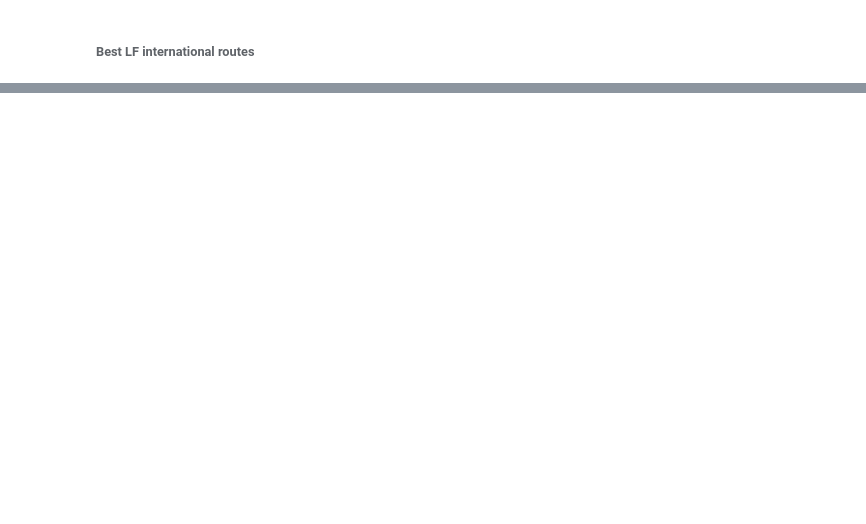
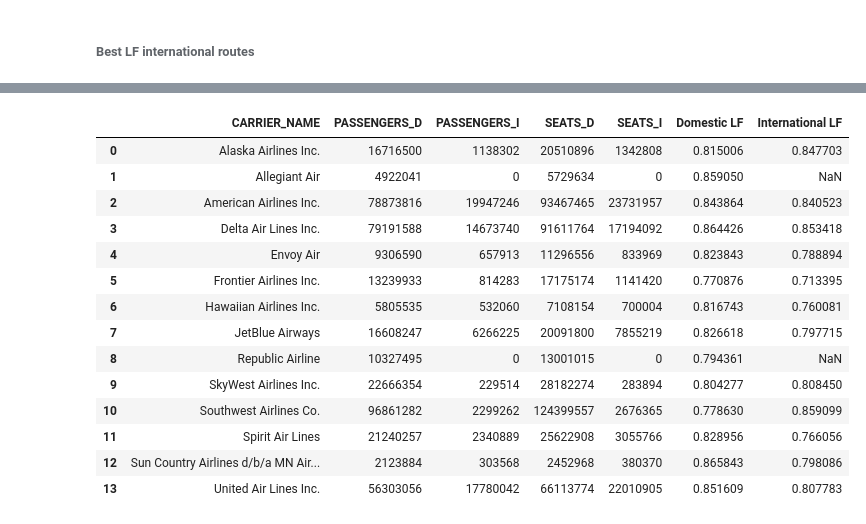
Before and after one commit to admacpherson/T-100-Aviation-Data, a Jupyter notebook: notebook.ipynb, the cells around one changed output, grey strips where cells are left out. Drawn from its saved outputs; the diff is of its cells as text; code cells hidden in the pictures; blank space fills up the shorter version.

```diff
--- a/notebook.ipynb
+++ b/notebook.ipynb
@@ -148,0 +201,20 @@ mpf_abbrv.sort_values(by='LF', ascending=False)
+# %%
+# Lamda function to categorize flights as domestic/international
+major_passenger_flights['DOMESTIC'] = major_passenger_flights['REGION'].apply(lambda x: 'D' if x == 'D' else 'I')
+
+# Group by CARRIER_NAME and DOMESTIC, then sum SEATS and PASSENGERS
+seats_by_carrier = major_passenger_flights.groupby(['CARRIER_NAME', 'DOMESTIC']).agg({
+    'SEATS': 'sum',
+    'PASSENGERS': 'sum'
+}).reset_index()
+
+# Pivot to create separate columns for Domestic and International regions
+pivoted_ID_seats_pax = seats_by_carrier.pivot_table(index='CARRIER_NAME', columns='DOMESTIC', values=['SEATS', 'PASSENGERS'], fill_value=0)
+
+# Flatten the MultiIndex in columns and rename columns
+pivoted_ID_seats_pax.columns = [f'{metric}_{region}' for metric, region in pivoted_ID_seats_pax.columns]
+
+# Reset index to turn CARRIER_NAME back into a column
+pivoted_ID_seats_pax = pivoted_ID_seats_pax.reset_index()
+
+pivoted_ID_seats_pax
@@ -148,0 +237,21 @@ mpf_abbrv.sort_values(by='LF', ascending=False)
+# %%
+LF_by_carrier = pivoted_ID_seats_pax
+LF_by_carrier['Domestic LF'] = pivoted_ID_seats_pax['PASSENGERS_D'] / pivoted_ID_seats_pax['SEATS_D']
+LF_by_carrier['International LF'] = pivoted_ID_seats_pax['PASSENGERS_I'] / pivoted_ID_seats_pax['SEATS_I']
+LF_by_carrier
+# %% [output]
+|  | CARRIER_NAME | PASSENGERS_D | PASSENGERS_I | SEATS_D | SEATS_I | Domestic LF | International LF |
+| 0 | Alaska Airlines Inc. | 16716500 | 1138302 | 20510896 | 1342808 | 0.815006 | 0.847703 |
+| 1 | Allegiant Air | 4922041 | 0 | 5729634 | 0 | 0.859050 | NaN |
+| 2 | American Airlines Inc. | 78873816 | 19947246 | 93467465 | 23731957 | 0.843864 | 0.840523 |
+| 3 | Delta Air Lines Inc. | 79191588 | 14673740 | 91611764 | 17194092 | 0.864426 | 0.853418 |
+| 4 | Envoy Air | 9306590 | 657913 | 11296556 | 833969 | 0.823843 | 0.788894 |
+| 5 | Frontier Airlines Inc. | 13239933 | 814283 | 17175174 | 1141420 | 0.770876 | 0.713395 |
+| 6 | Hawaiian Airlines Inc. | 5805535 | 532060 | 7108154 | 700004 | 0.816743 | 0.760081 |
+| 7 | JetBlue Airways | 16608247 | 6266225 | 20091800 | 7855219 | 0.826618 | 0.797715 |
+| 8 | Republic Airline | 10327495 | 0 | 13001015 | 0 | 0.794361 | NaN |
+| 9 | SkyWest Airlines Inc. | 22666354 | 229514 | 28182274 | 283894 | 0.804277 | 0.808450 |
+| 10 | Southwest Airlines Co. | 96861282 | 2299262 | 124399557 | 2676365 | 0.778630 | 0.859099 |
+| 11 | Spirit Air Lines | 21240257 | 2340889 | 25622908 | 3055766 | 0.828956 | 0.766056 |
+| 12 | Sun Country Airlines d/b/a MN Air... | 2123884 | 303568 | 2452968 | 380370 | 0.865843 | 0.798086 |
+| 13 | United Air Lines Inc. | 56303056 | 17780042 | 66113774 | 22010905 | 0.851609 | 0.807783 |
```
Also changed, not shown: parts of 6 cells of this notebook.
